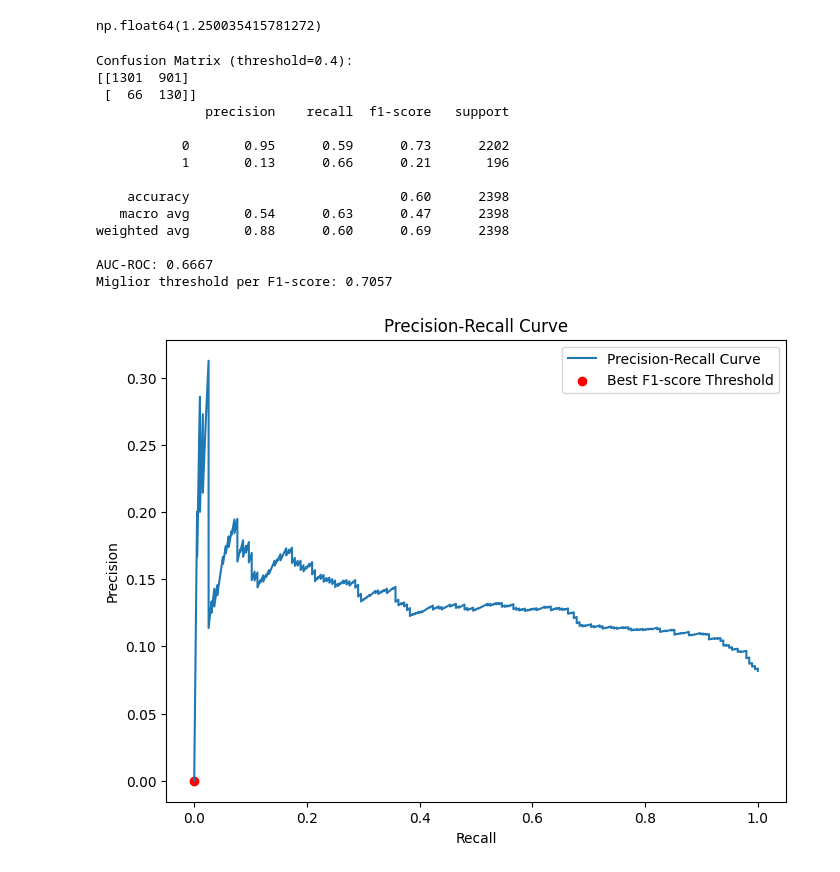
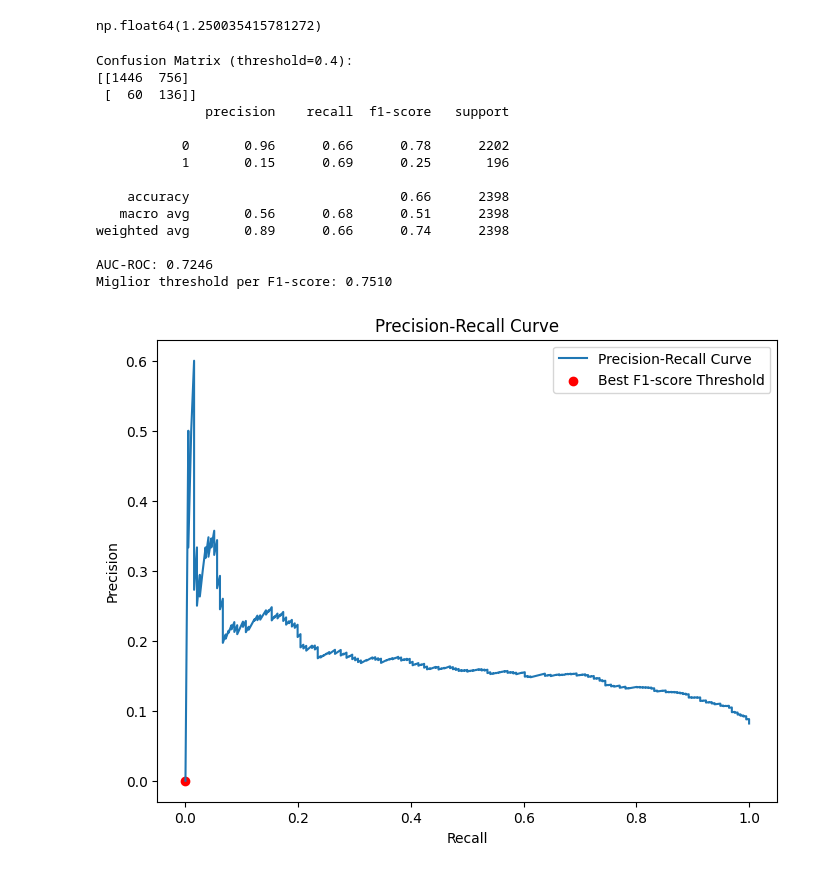
Before and after one commit to beatricere/NonparametricProject, a Jupyter notebook: Code/other_models.ipynb, the cells around one changed output. Saved outputs shown, nothing was run; the diff lists cells and outputs as text; code cells hidden in the pictures.

```diff
--- a/Code/other_models.ipynb
+++ b/Code/other_models.ipynb
@@ -562,9 +562,9 @@ target = data['bacteremia']
 
 # Selezione feature
 # selected_columns = ['rdw','potass','ca','phos','mg','crea','bun','hs','tp','alb','ap','ggt','ck','crp','age','gbil'] #
-# selected_columns = ['rdw','potass','phos','crea','bun','hs','tp','alb','ap','ggt','ck','glu','age','gbil'] # delta 0.7
+selected_columns = ['rdw','potass','phos','crea','bun','hs','tp','alb','ap','ggt','ck','glu','age','gbil'] # delta 0.7
 # selected_columns = ['potass','phos','crea','bun','hs','tp','ap','ggt','ck','glu'] # delta 0.8
-selected_columns = ['phos','bun','ap','ggt','glu'] # delta 0.9
+# selected_columns = ['phos','bun','ap','ggt','glu'] # delta 0.9
 features = data[selected_columns]
 
 # Normalizzazione feature
@@ -602,40 +602,40 @@ print("Confusion Matrix (threshold=0.4):")
 print(cm)
 
 # Report di classificazione
 print(classification_report(y_val, y_pred_adjusted))
 
 # Calcolo AUC-ROC
 auc = roc_auc_score(y_val, y_pred_proba)
 print(f"AUC-ROC: {auc:.4f}")
 
 # Curve Precision-Recall per ottimizzare il threshold
 precisions, recalls, thresholds = precision_recall_curve(y_val, y_pred_proba)
 f1_scores = 2 * (precisions * recalls) / (precisions + recalls)
 best_f1_threshold = thresholds[np.argmax(f1_scores)]
 print(f"Miglior threshold per F1-score: {best_f1_threshold:.4f}")
 
 # Plot della curva Precision-Recall
 plt.figure(figsize=(8,6))
 plt.plot(recalls[:-1], precisions[:-1], label="Precision-Recall Curve")
 plt.scatter(recalls[np.argmax(f1_scores)], precisions[np.argmax(f1_scores)], color='red', marker='o', label="Best F1-score Threshold")
 plt.xlabel("Recall")
 plt.ylabel("Precision")
 plt.title("Precision-Recall Curve")
 plt.legend()
 plt.show()
 # %% [output]
 Confusion Matrix (threshold=0.4):
-[[1301  901]
- [  66  130]]
+[[1446  756]
+ [  60  136]]
               precision    recall  f1-score   support
 
-           0       0.95      0.59      0.73      2202
-           1       0.13      0.66      0.21       196
+           0       0.96      0.66      0.78      2202
+           1       0.15      0.69      0.25       196
 
-    accuracy                           0.60      2398
-   macro avg       0.54      0.63      0.47      2398
-weighted avg       0.88      0.60      0.69      2398
+    accuracy                           0.66      2398
+   macro avg       0.56      0.68      0.51      2398
+weighted avg       0.89      0.66      0.74      2398
 
-AUC-ROC: 0.6667
-Miglior threshold per F1-score: 0.7057
+AUC-ROC: 0.7246
+Miglior threshold per F1-score: 0.7510
-[figure, old version]
+[figure, new version]
```
